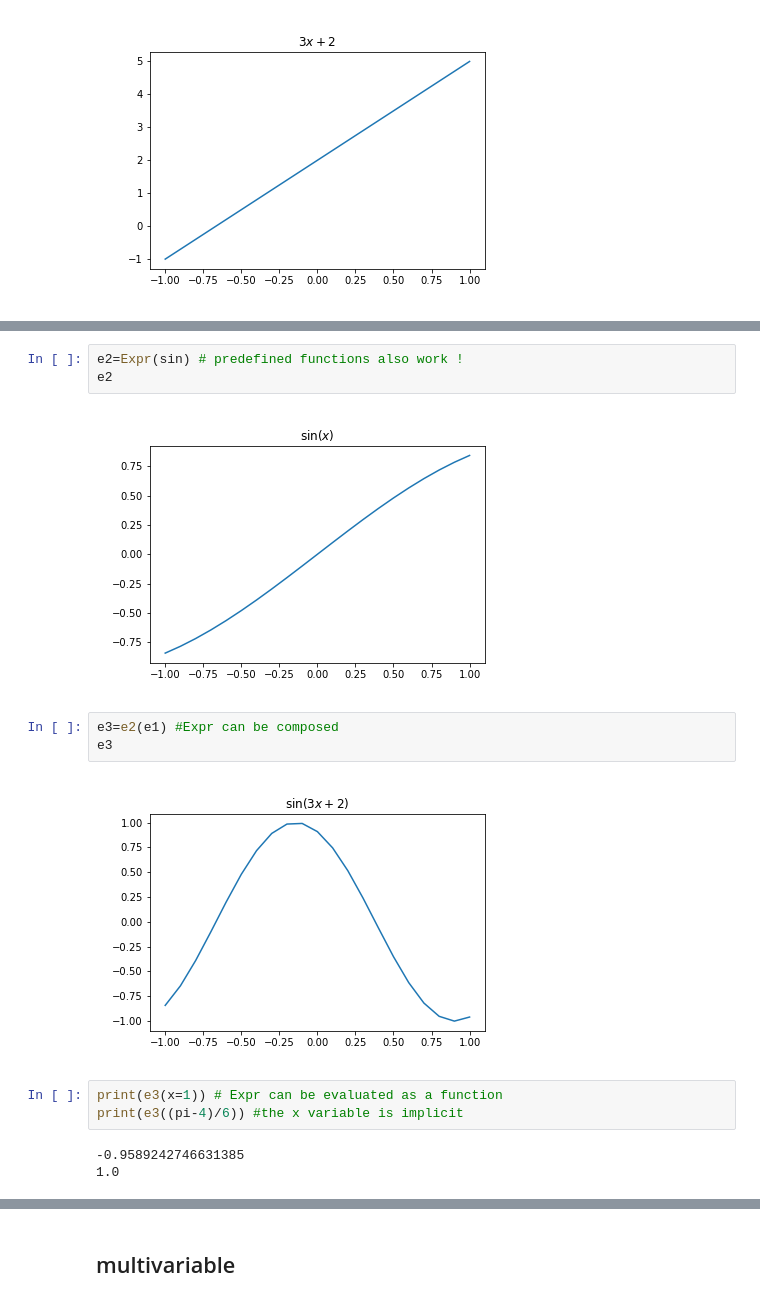
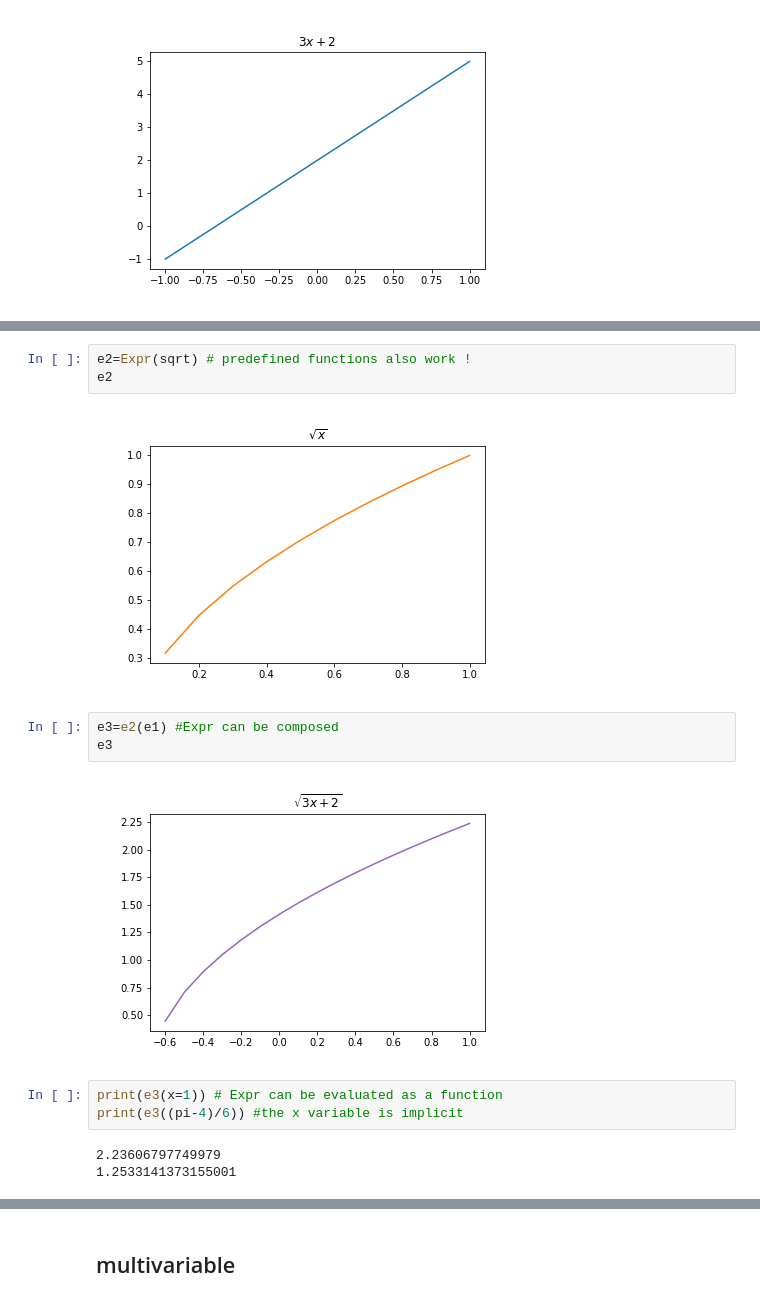
Before and after one commit to goulu/Goulib, a Jupyter notebook: notebooks/expr.ipynb, the cells around one changed output, grey strips where cells are left out. Saved outputs shown, nothing was run; the diff lists cells and outputs as text.

Commit message:
improved parenthesis and plot

```diff
--- a/notebooks/expr.ipynb
+++ b/notebooks/expr.ipynb
@@ -27,21 +60,21 @@ Expr(g) #the same expression defined from a regular (simple...) function
 # %% [output]
 [figure]
 # %%
-e2=Expr(sin) # predefined functions also work !
+e2=Expr(sqrt) # predefined functions also work !
 e2
 # %% [output]
-[figure, old version]
+[figure, new version]
 # %%
 e3=e2(e1) #Expr can be composed
 e3
 # %% [output]
-[figure, old version]
+[figure, new version]
 # %%
 print(e3(x=1)) # Expr can be evaluated as a function
 print(e3((pi-4)/6)) #the x variable is implicit
 # %% [output]
--0.9589242746631385
-1.0
+2.23606797749979
+1.2533141373155001
 # %%
 e1([-2,1,0,1,2]) # Expr can be evaluated at different x values at once
 # %% [output]
```
Also changed, not shown: parts of 20 cells of this notebook, 2 other files.
